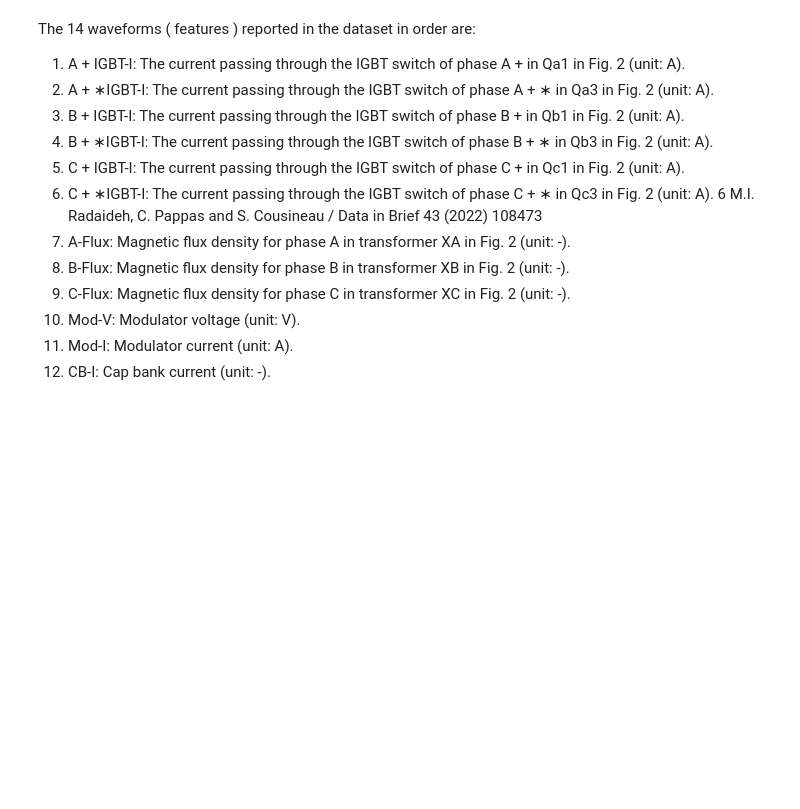
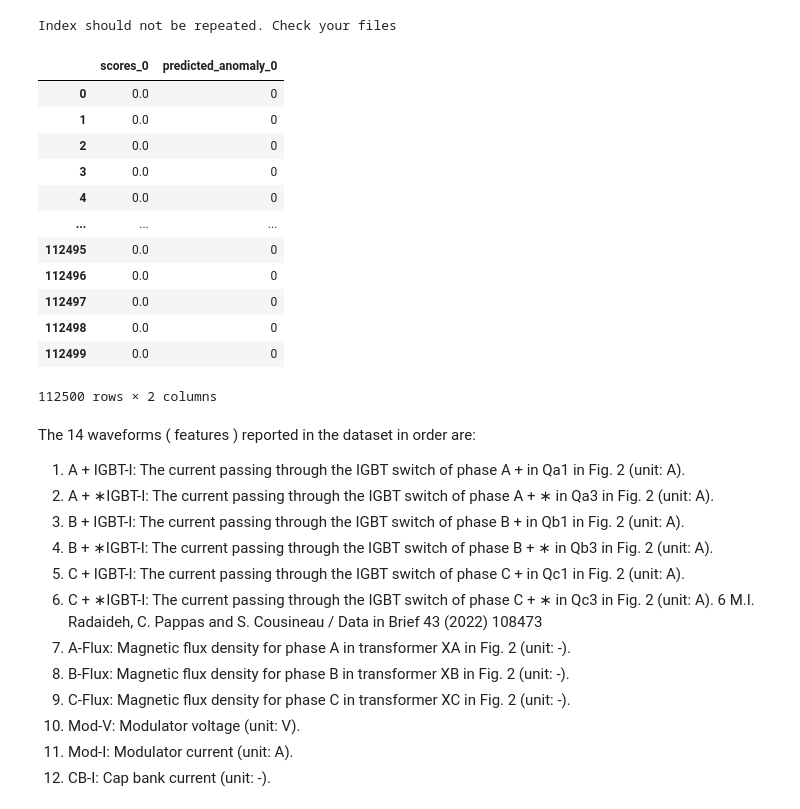
Before and after one commit to Anastasis-Iliopoulos/timeseries-anomaly-detection-with-feature-bagging-and-nested-rotations, a Jupyter notebook: searching_new_data_electr_single.ipynb, the cells around one changed output. Drawn from its saved outputs; the diff is of its cells as text; code cells hidden in the pictures; blank space fills up the shorter version.

```diff
--- a/searching_new_data_electr_single.ipynb
+++ b/searching_new_data_electr_single.ipynb
@@ -36,0 +98,15 @@ from matplotlib import pyplot as plt
+# %%
+top_level_folder = "tmp_res_1"
+model_family = "family_CONV_AE_2"
+df = get_family_scores_and_anomalies(top_level_folder, model_family)
+# anomaly_cols = [col for col in df.columns if "anomaly" in col]
+# df = df[anomaly_cols]
+# for col in df.columns:
+#     df[col] = np.where(df[col] == 1 , 1, -1)
+# df['predicted_anomaly_majority_voting'] = df.sum(axis=1)
+# df['predicted_anomaly_majority_voting'] = np.where(df['predicted_anomaly_majority_voting'] < 1 , 0, 1)
+# for col in df.columns:
+#     df[col] = np.where(df[col] == 1 , 1, 0)
+
+df
+# %% [output]
@@ -37,3 +114,17 @@ from matplotlib import pyplot as plt
+Index should not be repeated. Check your files
+|  | scores_0 | predicted_anomaly_0 |
+| 0 | 0.0 | 0 |
+| 1 | 0.0 | 0 |
+| 2 | 0.0 | 0 |
+| 3 | 0.0 | 0 |
+| 4 | 0.0 | 0 |
+| ... | ... | ... |
+| 112495 | 0.0 | 0 |
+| 112496 | 0.0 | 0 |
+| 112497 | 0.0 | 0 |
+| 112498 | 0.0 | 0 |
+| 112499 | 0.0 | 0 |
+112500 rows × 2 columns
 # %%
 # def create_dfs(X,Y):
 #     original_features = ["A_IGBT_I", "A_starIGBT_I", "B_IGBT_I", "B_starIGBT_I",
```
Also changed, not shown: parts of 2 cells of this notebook.
